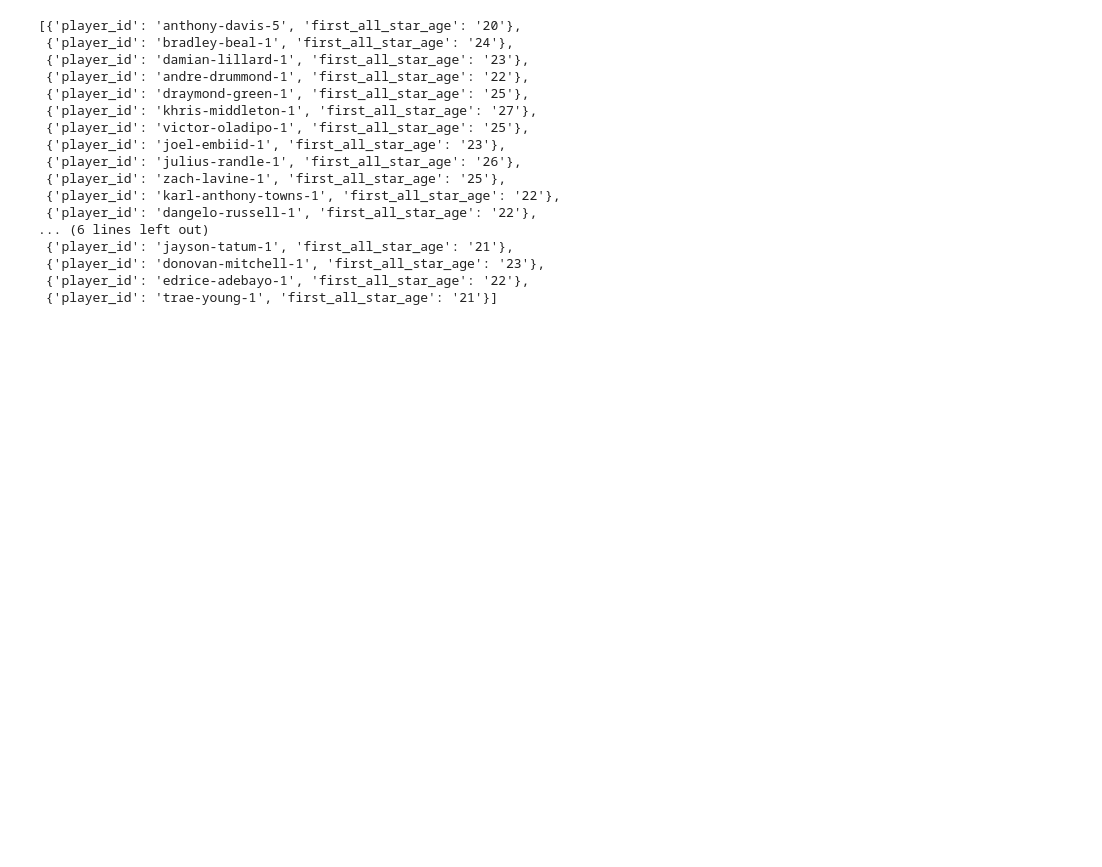
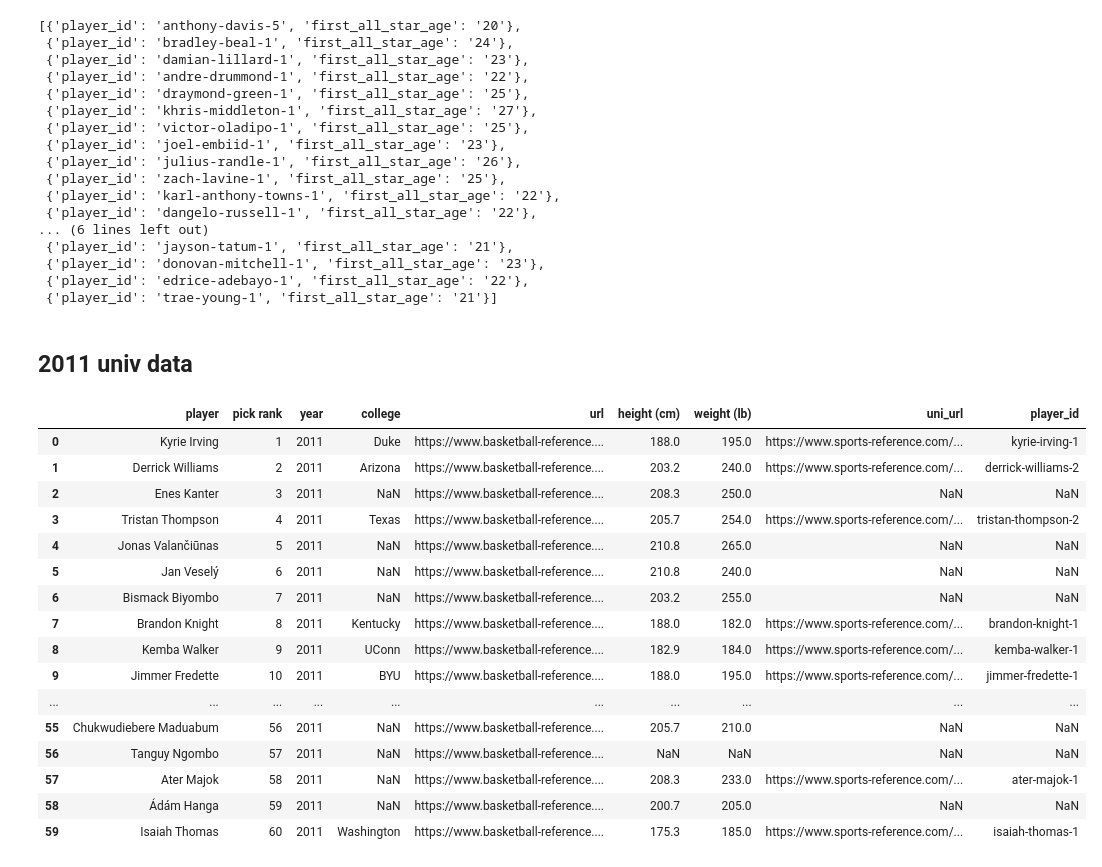
Before and after one commit to olivierpavee/nba_forecast, a Jupyter notebook: notebooks/mmeloux_scrapping advanced NBA_univ_G league.ipynb, the cells around one changed output. Drawn from its saved outputs; the diff is of its cells as text; code cells hidden in the pictures; blank space fills up the shorter version.

```diff
--- a/notebooks/mmeloux_scrapping advanced NBA_univ_G league.ipynb
+++ b/notebooks/mmeloux_scrapping advanced NBA_univ_G league.ipynb
@@ -652,3 +652,26 @@ first_all_star_age
 # %%
 first_all_star_age_df = pd.DataFrame(first_all_star_age)
 first_all_star_age_df.to_csv('../nba_forecast/data/first_all_star_age_df.csv', index=False)
+# %% [markdown]
+## 2011 univ data
+# %%
+players = pd.read_csv("../nba_forecast/data/draft_2011.csv")
+players
+# %% [output]
+|  | player | pick rank | year | college | url | height (cm) | weight (lb) | uni_url | player_id |
+| 0 | Kyrie Irving | 1 | 2011 | Duke | https://www.basketball-reference.... | 188.0 | 195.0 | https://www.sports-reference.com/... | kyrie-irving-1 |
+| 1 | Derrick Williams | 2 | 2011 | Arizona | https://www.basketball-reference.... | 203.2 | 240.0 | https://www.sports-reference.com/... | derrick-williams-2 |
+| 2 | Enes Kanter | 3 | 2011 | NaN | https://www.basketball-reference.... | 208.3 | 250.0 | NaN | NaN |
+| 3 | Tristan Thompson | 4 | 2011 | Texas | https://www.basketball-reference.... | 205.7 | 254.0 | https://www.sports-reference.com/... | tristan-thompson-2 |
+| 4 | Jonas Valančiūnas | 5 | 2011 | NaN | https://www.basketball-reference.... | 210.8 | 265.0 | NaN | NaN |
+| 5 | Jan Veselý | 6 | 2011 | NaN | https://www.basketball-reference.... | 210.8 | 240.0 | NaN | NaN |
+| 6 | Bismack Biyombo | 7 | 2011 | NaN | https://www.basketball-reference.... | 203.2 | 255.0 | NaN | NaN |
+| 7 | Brandon Knight | 8 | 2011 | Kentucky | https://www.basketball-reference.... | 188.0 | 182.0 | https://www.sports-reference.com/... | brandon-knight-1 |
+| 8 | Kemba Walker | 9 | 2011 | UConn | https://www.basketball-reference.... | 182.9 | 184.0 | https://www.sports-reference.com/... | kemba-walker-1 |
+| 9 | Jimmer Fredette | 10 | 2011 | BYU | https://www.basketball-reference.... | 188.0 | 195.0 | https://www.sports-reference.com/... | jimmer-fredette-1 |
+| ... | ... | ... | ... | ... | ... | ... | ... | ... | ... |
+| 55 | Chukwudiebere Maduabum | 56 | 2011 | NaN | https://www.basketball-reference.... | 205.7 | 210.0 | NaN | NaN |
+| 56 | Tanguy Ngombo | 57 | 2011 | NaN | https://www.basketball-reference.... | NaN | NaN | NaN | NaN |
+| 57 | Ater Majok | 58 | 2011 | NaN | https://www.basketball-reference.... | 208.3 | 233.0 | https://www.sports-reference.com/... | ater-majok-1 |
+| 58 | Ádám Hanga | 59 | 2011 | NaN | https://www.basketball-reference.... | 200.7 | 205.0 | NaN | NaN |
+| 59 | Isaiah Thomas | 60 | 2011 | Washington | https://www.basketball-reference.... | 175.3 | 185.0 | https://www.sports-reference.com/... | isaiah-thomas-1 |
```
Also changed, not shown: parts of 4 cells of this notebook, 8 other files.
